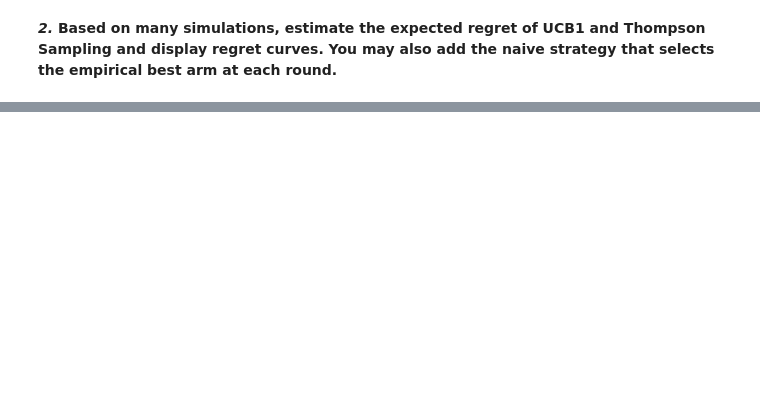
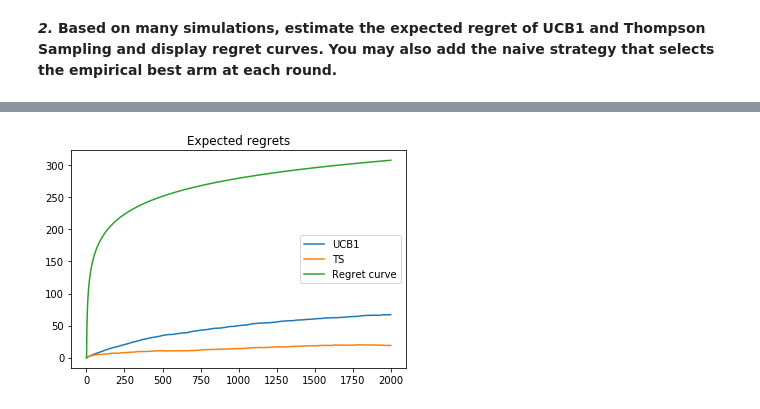
Before and after one commit to plguhur/MVA, a Jupyter notebook: TP2_python/MVARL_TP2_Guhur.ipynb, the cells around one changed output, grey strips where cells are left out. Cells and saved outputs as stored; diff of their text form; code cells hidden in the pictures; blank space fills up the shorter version.

```diff
--- a/TP2_python/MVARL_TP2_Guhur.ipynb
+++ b/TP2_python/MVARL_TP2_Guhur.ipynb
@@ -159,0 +199,23 @@ You may also add the naive strategy that selects the empirical best arm at each
+# %%
+def Kullback_Leibler_2(x, y):
+    return x*log(x/y) + (1-x) * log((1-x)/(1-y))
+
+def oracle(mab):
+    gt = [m.mean for m in mab]
+    star = np.argmax(gt)
+    p_star = gt[star]
+    pa = [m for i, m in enumerate(gt) if i != star]
+    C = np.sum([(p_star - p)/Kullback_Leibler_2(p, p_star) for p in pa])
+    return C
+
+regret_curve = oracle(MAB) * np.log(range(1, T))
+
+plt.figure()
+plt.plot(range(T), regrets_ucb1, label="UCB1")
+plt.plot(range(T), regrets_ts, label="TS")
+plt.plot(range(1, T), regret_curve, label="Regret curve")
+plt.title("Expected regrets")
+plt.legend()
+plt.show()
+# %% [output]
+[figure, added]
```
Also changed, not shown: parts of 16 cells of this notebook, 4 other files.
